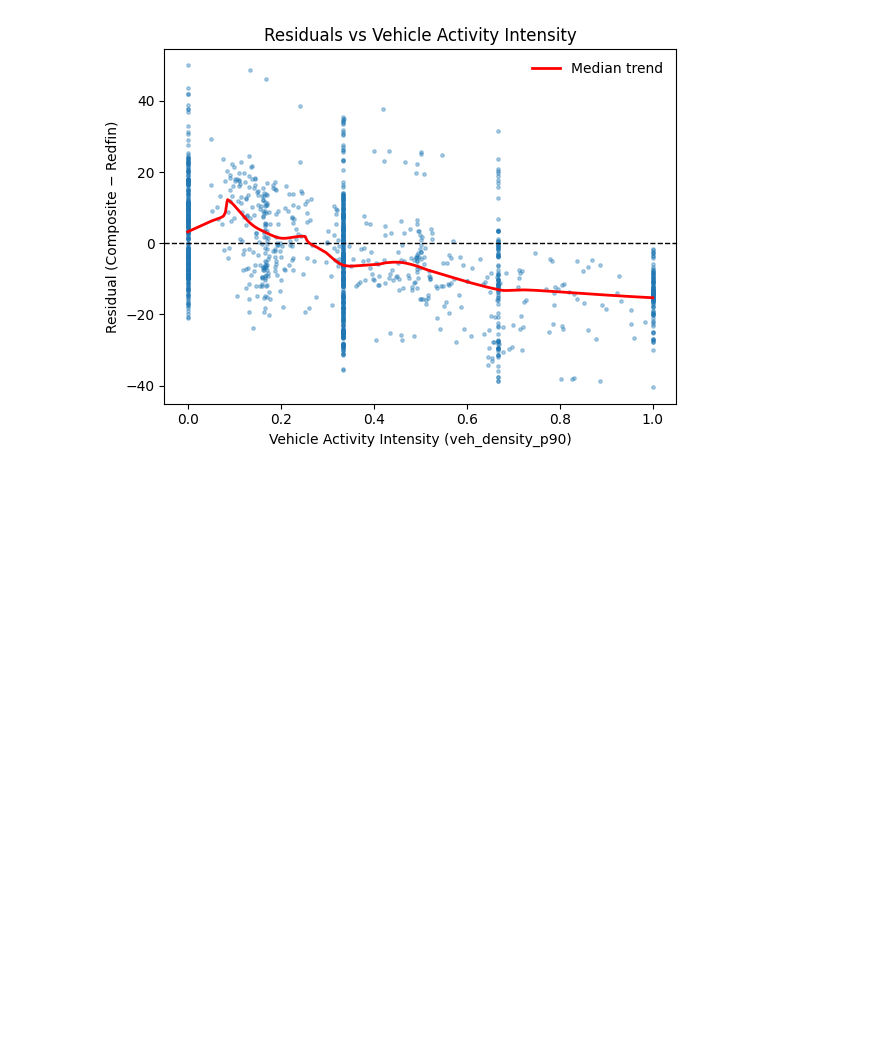
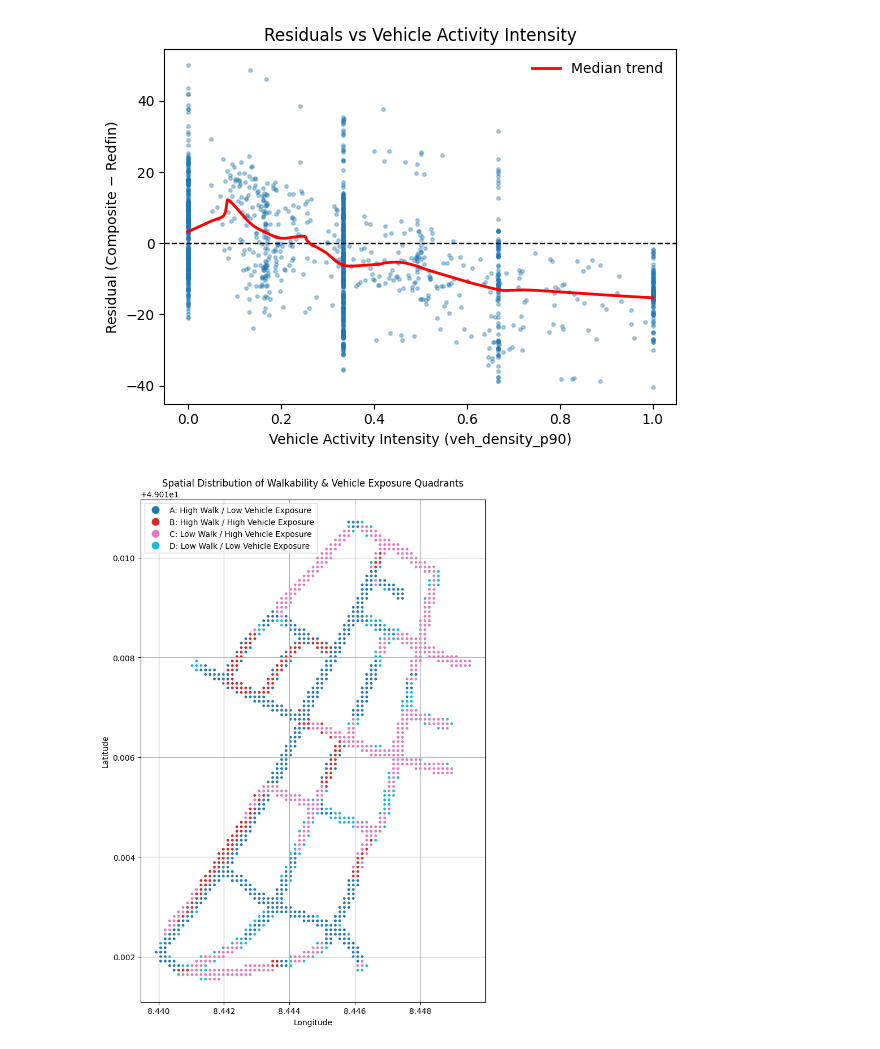
Before and after one commit to IffathBinta/walkability_score, a Jupyter notebook: notebooks/redfin.ipynb, the cells around one changed output. Cells and saved outputs as stored; diff of their text form; code cells hidden in the pictures; blank space fills up the shorter version.

```diff
--- a/notebooks/redfin.ipynb
+++ b/notebooks/redfin.ipynb
@@ -156,13 +169,12 @@ def get_quad(df_merge):
     risk_thr = float(pd.to_numeric(risk_series, errors='coerce').median(skipna=True))
 
     def qlabel(w, r):
-        """"
-        """
+        """Classify the quadrant based on walkscore and vehicle density."""
         if pd.isna(r): return "Unclassified"
-        if w >= walk_thr and r < risk_thr:   return 0
-        if w >= walk_thr and r >= risk_thr:  return 1
-        if w <  walk_thr and r >= risk_thr:  return 2
-        return 3
+        if w >= walk_thr and r < risk_thr:   return "A: High Walk / Low Vehicle Exposure"
+        if w >= walk_thr and r >= risk_thr:  return "B: High Walk / High Vehicle Exposure"
+        if w <  walk_thr and r >= risk_thr:  return "C: Low Walk / High Vehicle Exposure"
+        return "D: Low Walk / Low Vehicle Exposure"
 
     df_merge["quad_class"] = [qlabel(w, r) for w, r in zip(df_merge["walkscore_composite"], risk_series)]
 
@@ -184,0 +195,24 @@ plot_grid(df_merge, "quad.html","quad_class","Quad Class", cmap=cmap)
+# %%
+
+
+# Drop rows with missing quadrant classes or coordinates
+df_quad = df_merge.dropna(subset=["quad_class", "lat", "lon"]).copy()
+
+# Create a GeoDataFrame
+gdf = gpd.GeoDataFrame(
+    df_quad,
+    geometry=gpd.points_from_xy(df_quad["lon"], df_quad["lat"]),
+    crs="EPSG:4326"
+)
+
+# Plotting quadrant class distribution
+fig, ax = plt.subplots(figsize=(10, 10))
+gdf.plot(ax=ax, column="quad_class", legend=True, categorical=True, markersize=6)
+plt.title("Spatial Distribution of Walkability & Vehicle Exposure Quadrants")
+plt.xlabel("Longitude")
+plt.ylabel("Latitude")
+plt.grid(True)
+plt.tight_layout()
+plt.show()
+# %% [output]
+[figure, added]
```
Also changed, not shown: parts of 20 cells of this notebook, 4 other files.
